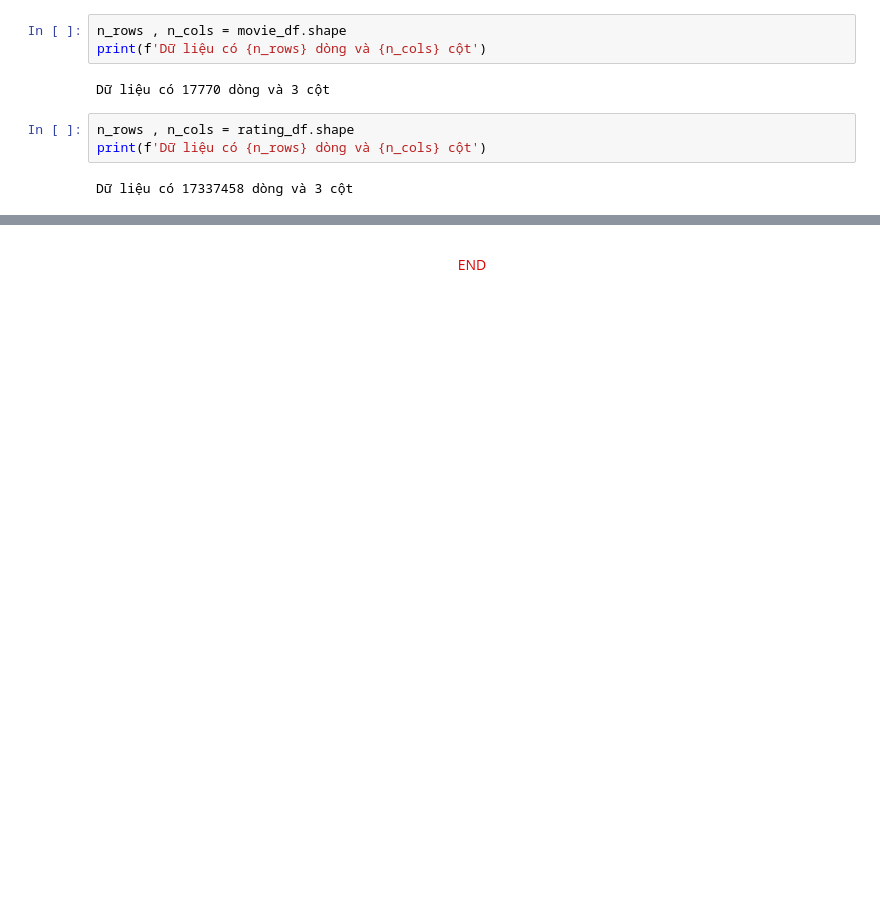
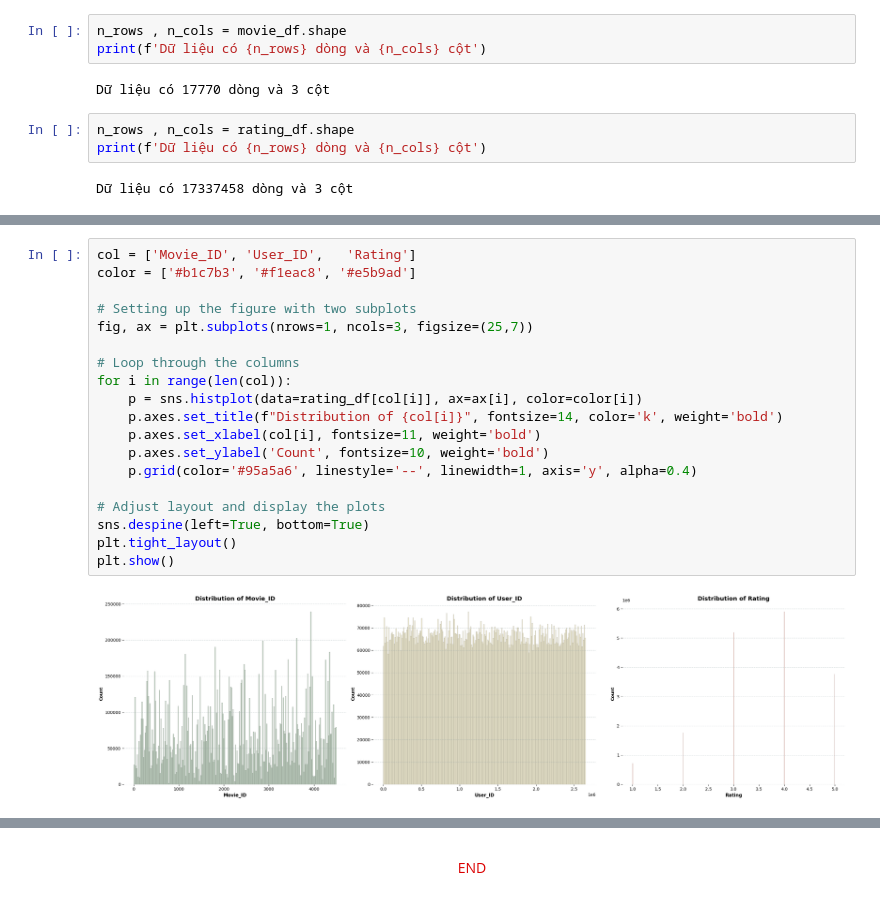
Before and after one commit to kolee1902/Data_Visualization_Lab02-Netflix, a Jupyter notebook: source/21127104_21127129.ipynb, the cells around one changed output, grey strips where cells are left out. Drawn from its saved outputs; the diff is of its cells as text; blank space fills up the shorter version.

```diff
--- a/source/21127104_21127129.ipynb
+++ b/source/21127104_21127129.ipynb
@@ -129,2 +299,23 @@ Dữ liệu có 17337458 dòng và 3 cột
+# %%
+col = ['Movie_ID', 'User_ID',	'Rating']
+color = ['#b1c7b3', '#f1eac8', '#e5b9ad']
+
+# Setting up the figure with two subplots
+fig, ax = plt.subplots(nrows=1, ncols=3, figsize=(25,7))
+
+# Loop through the columns
+for i in range(len(col)):
+    p = sns.histplot(data=rating_df[col[i]], ax=ax[i], color=color[i])
+    p.axes.set_title(f"Distribution of {col[i]}", fontsize=14, color='k', weight='bold')
+    p.axes.set_xlabel(col[i], fontsize=11, weight='bold')
+    p.axes.set_ylabel('Count', fontsize=10, weight='bold')
+    p.grid(color='#95a5a6', linestyle='--', linewidth=1, axis='y', alpha=0.4)
+
+# Adjust layout and display the plots
+sns.despine(left=True, bottom=True)
+plt.tight_layout()
+plt.show()
+# %% [output]
+[figure, added]
 # %% [markdown]
 <a id="4"></a>
```
Also changed, not shown: parts of 36 cells of this notebook.
